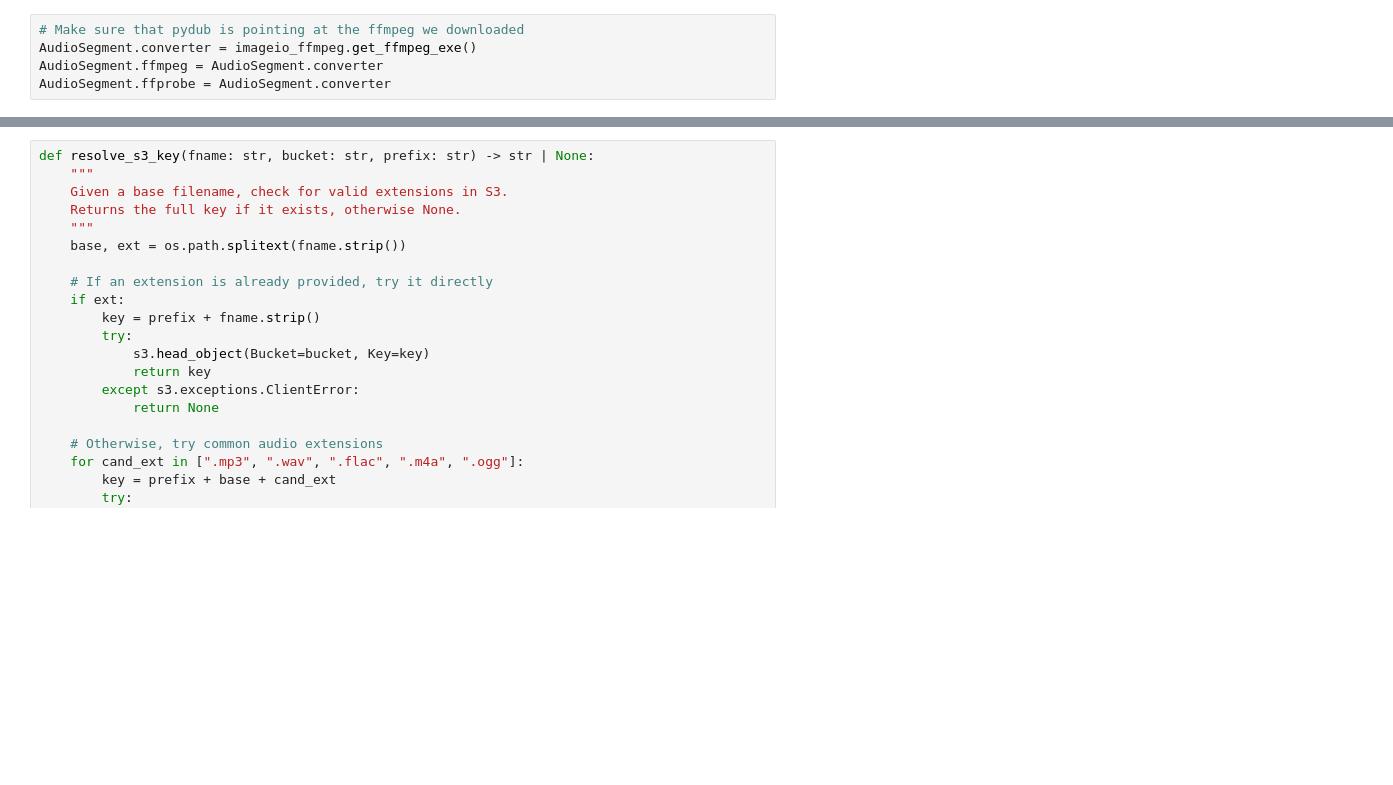
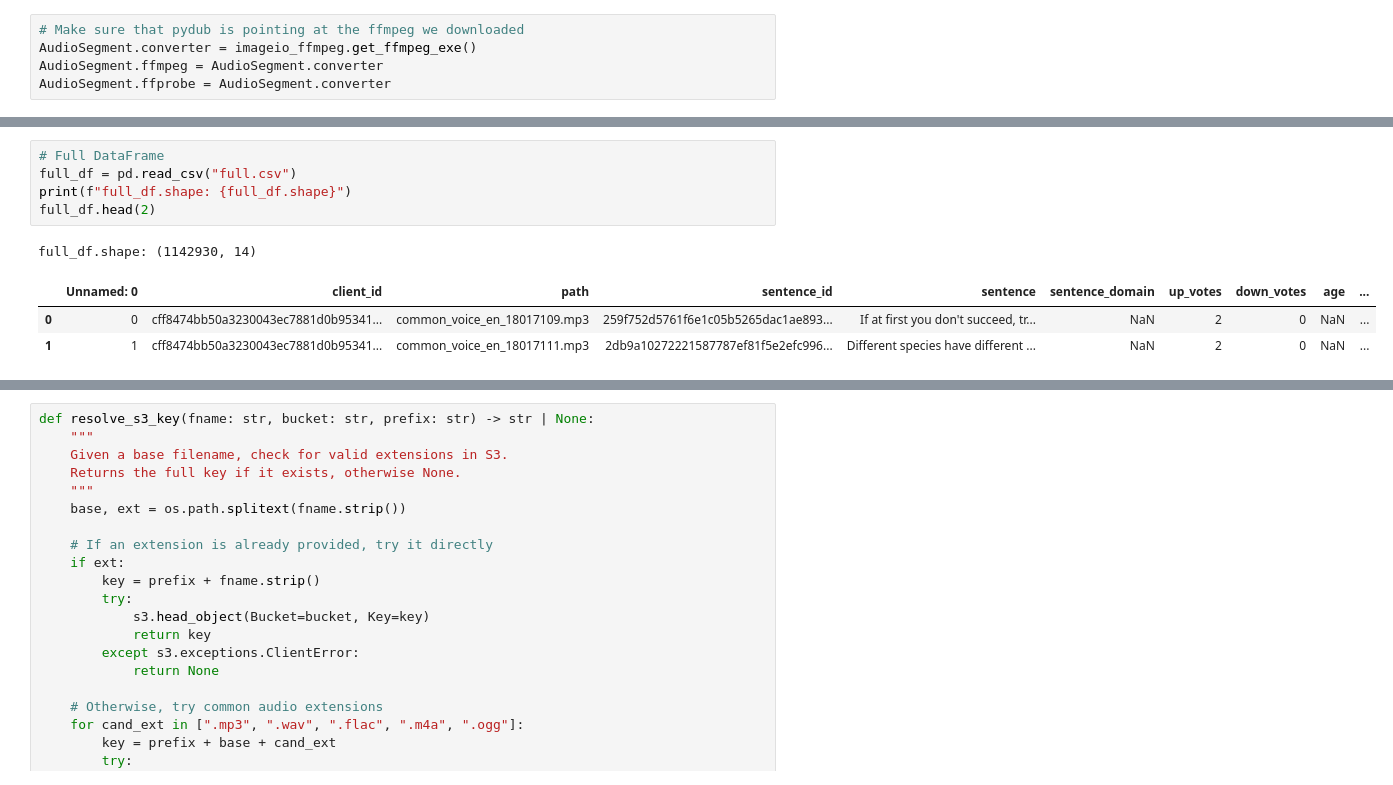
Before and after one commit to Vinithkuruppu/ASR-Elder, a Jupyter notebook: ExtractPauses.ipynb, the cells around one changed output, grey strips where cells are left out. Drawn from its saved outputs; the diff is of its cells as text; blank space fills up the shorter version.

```diff
--- a/ExtractPauses.ipynb
+++ b/ExtractPauses.ipynb
@@ -49,0 +91,10 @@ sample_df.head(2)
+# %%
+# Full DataFrame
+full_df = pd.read_csv("full.csv")
+print(f"full_df.shape: {full_df.shape}")
+full_df.head(2)
+# %% [output]
+full_df.shape: (1142930, 14)
+|  | Unnamed: 0 | client_id | path | sentence_id | sentence | sentence_domain | up_votes | down_votes | age | ... |
+| 0 | 0 | cff8474bb50a3230043ec7881d0b95341... | common_voice_en_18017109.mp3 | 259f752d5761f6e1c05b5265dac1ae893... | If at first you don't succeed, tr... | NaN | 2 | 0 | NaN | ... |
+| 1 | 1 | cff8474bb50a3230043ec7881d0b95341... | common_voice_en_18017111.mp3 | 2db9a10272221587787ef81f5e2efc996... | Different species have different ... | NaN | 2 | 0 | NaN | ... |
```
Also changed, not shown: parts of 22 cells of this notebook.
